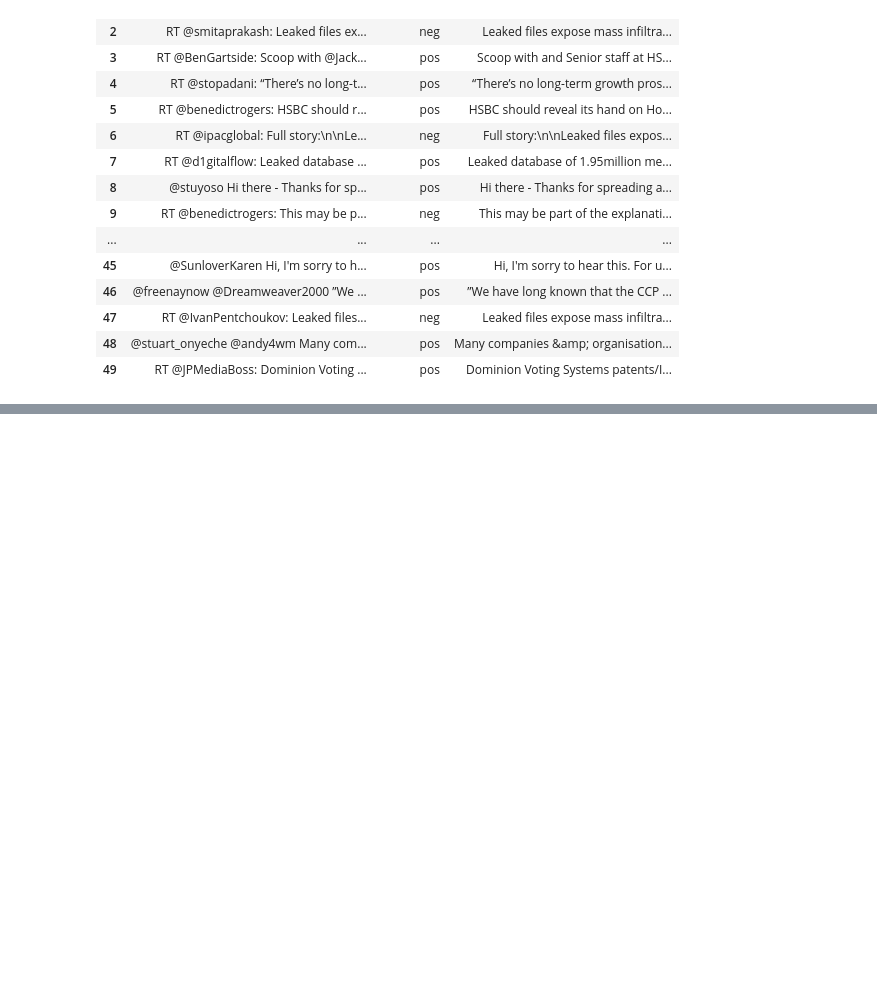
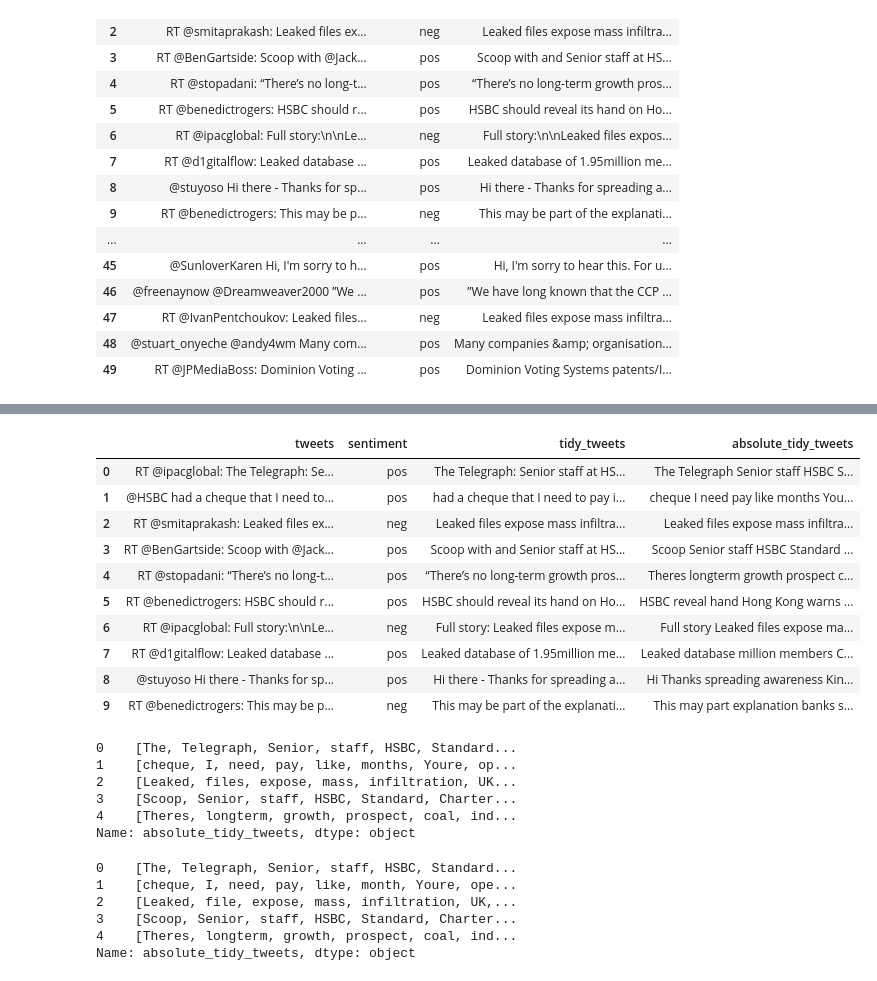
Before and after one commit to Ashishkhurana01/NLP, a Jupyter notebook: Sentiment_Analysis_updated.ipynb, the cells around one changed output, grey strips where cells are left out. Saved outputs shown, nothing was run; the diff lists cells and outputs as text; code cells hidden in the pictures; blank space fills up the shorter version.

```diff
--- a/Sentiment_Analysis_updated.ipynb
+++ b/Sentiment_Analysis_updated.ipynb
@@ -249,3 +249,15 @@ tweets_df.head(50)
 | 47 | RT @IvanPentchoukov: Leaked files... | neg | Leaked files expose mass infiltra... |
 | 48 | @stuart_onyeche @andy4wm Many com... | pos | Many companies &amp; organisation... |
 | 49 | RT @JPMediaBoss: Dominion Voting ... | pos | Dominion Voting Systems patents/I... |
+# %%
+#removing links
+
+cleaned_tweets = []
+
+for index, row in tweets_df.iterrows():
+    # Here we are filtering out all the words that contains link
+    words_without_links = [word for word in row.tidy_tweets.split() if 'http' not in word]
+    cleaned_tweets.append(' '.join(words_without_links))
+
+tweets_df['tidy_tweets'] = cleaned_tweets
+tweets_df.head(10)
@@ -251,0 +276,4 @@ tweets_df.head(50)
+# %%
+#remove empty tweets
+tweets_df = tweets_df[tweets_df['tidy_tweets']!='']
+tweets_df.head()
@@ -251,0 +298,4 @@ tweets_df.head(50)
+# %%
+#reset index
+tweets_df = tweets_df.reset_index(drop=True)
+tweets_df.head()
@@ -251,0 +309,5 @@ tweets_df.head(50)
+# %%
+# Removing Punctuations, Numbers and Special characters
+
+tweets_df['absolute_tidy_tweets'] = tweets_df['tidy_tweets'].str.replace("[^a-zA-Z# ]", "")
+tweets_df.head()
@@ -251,0 +321,52 @@ tweets_df.head(50)
+# %%
+# removing stopwrods
+
+stopwords_set = set(stopwords)
+cleaned_tweets = []
+
+for index, row in tweets_df.iterrows():
+
+    # filerting out all the stopwords
+    words_without_stopwords = [word for word in row.absolute_tidy_tweets.split() if not word in stopwords_set and '#' not in word.lower()]
+
+    # finally creating tweets list of tuples containing stopwords(list) and sentimentType
+    cleaned_tweets.append(' '.join(words_without_stopwords))
+
+tweets_df['absolute_tidy_tweets'] = cleaned_tweets
+tweets_df.head(10)
+# %% [output]
+|  | tweets | sentiment | tidy_tweets | absolute_tidy_tweets |
+| 0 | RT @ipacglobal: The Telegraph: Se... | pos | The Telegraph: Senior staff at HS... | The Telegraph Senior staff HSBC S... |
+| 1 | @HSBC had a cheque that I need to... | pos | had a cheque that I need to pay i... | cheque I need pay like months You... |
+| 2 | RT @smitaprakash: Leaked files ex... | neg | Leaked files expose mass infiltra... | Leaked files expose mass infiltra... |
+| 3 | RT @BenGartside: Scoop with @Jack... | pos | Scoop with and Senior staff at HS... | Scoop Senior staff HSBC Standard ... |
+| 4 | RT @stopadani: “There’s no long-t... | pos | “There’s no long-term growth pros... | Theres longterm growth prospect c... |
+| 5 | RT @benedictrogers: HSBC should r... | pos | HSBC should reveal its hand on Ho... | HSBC reveal hand Hong Kong warns ... |
+| 6 | RT @ipacglobal: Full story:\n\nLe... | neg | Full story: Leaked files expose m... | Full story Leaked files expose ma... |
+| 7 | RT @d1gitalflow: Leaked database ... | pos | Leaked database of 1.95million me... | Leaked database million members C... |
+| 8 | @stuyoso Hi there - Thanks for sp... | pos | Hi there - Thanks for spreading a... | Hi Thanks spreading awareness Kin... |
+| 9 | RT @benedictrogers: This may be p... | neg | This may be part of the explanati... | This may part explanation banks s... |
+# %%
+# tokenization
+tokenized_tweet = tweets_df['absolute_tidy_tweets'].apply(lambda x: x.split())
+tokenized_tweet.head()
+# %% [output]
+0    [The, Telegraph, Senior, staff, HSBC, Standard...
+1    [cheque, I, need, pay, like, months, Youre, op...
+2    [Leaked, files, expose, mass, infiltration, UK...
+3    [Scoop, Senior, staff, HSBC, Standard, Charter...
+4    [Theres, longterm, growth, prospect, coal, ind...
+Name: absolute_tidy_tweets, dtype: object
+# %%
+# lemmatization
+word_lemmatizer = WordNetLemmatizer()
+
+tokenized_tweet = tokenized_tweet.apply(lambda x: [word_lemmatizer.lemmatize(i) for i in x])
+tokenized_tweet.head()
+# %% [output]
+0    [The, Telegraph, Senior, staff, HSBC, Standard...
+1    [cheque, I, need, pay, like, month, Youre, ope...
+2    [Leaked, file, expose, mass, infiltration, UK,...
+3    [Scoop, Senior, staff, HSBC, Standard, Charter...
+4    [Theres, longterm, growth, prospect, coal, ind...
+Name: absolute_tidy_tweets, dtype: object
```
Also changed, not shown: parts of 8 cells of this notebook.
